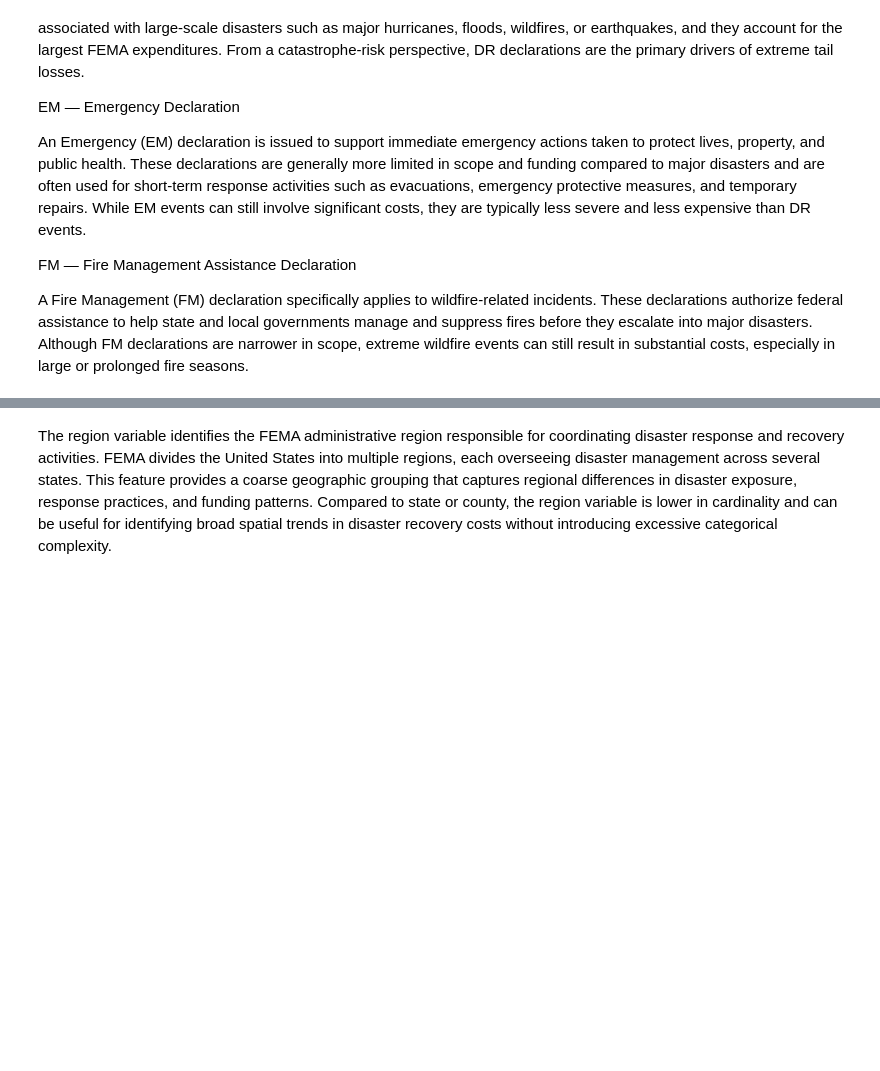
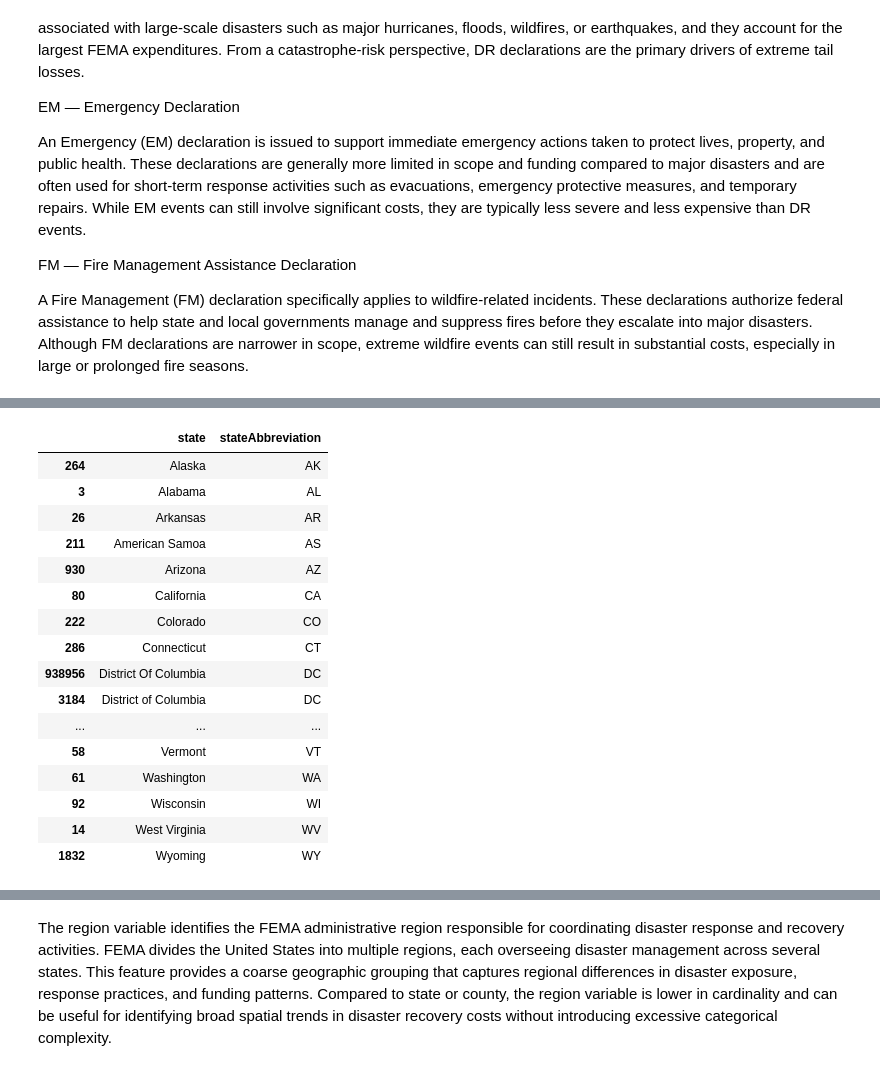
Before and after one commit to Aryan-Kaisth/Catastrophe_Risk_Estimation_Quantile_Based, a Jupyter notebook: notebooks/data_cleaning.ipynb, the cells around one changed output, grey strips where cells are left out. Cells and saved outputs as stored; diff of their text form; code cells hidden in the pictures; blank space fills up the shorter version.

```diff
--- a/notebooks/data_cleaning.ipynb
+++ b/notebooks/data_cleaning.ipynb
@@ -313,0 +10,4 @@ array(['DR', 'EM', 'FM'], dtype=object)
+# %%
+def load_raw_data(filename):
+    BASE_DIR = Path.cwd().parents[0]
+    return pd.read_csv(BASE_DIR / "data" / "raw" / filename)
@@ -612,0 +485,20 @@ df_clean[num_cols].head(5)
+# %%
+fema[["state", "stateAbbreviation"]].dropna().drop_duplicates().sort_values(["stateAbbreviation", "state"])
+# %% [output]
+|  | state | stateAbbreviation |
+| 264 | Alaska | AK |
+| 3 | Alabama | AL |
+| 26 | Arkansas | AR |
+| 211 | American Samoa | AS |
+| 930 | Arizona | AZ |
+| 80 | California | CA |
+| 222 | Colorado | CO |
+| 286 | Connecticut | CT |
+| 938956 | District Of Columbia | DC |
+| 3184 | District of Columbia | DC |
+| ... | ... | ... |
+| 58 | Vermont | VT |
+| 61 | Washington | WA |
+| 92 | Wisconsin | WI |
+| 14 | West Virginia | WV |
+| 1832 | Wyoming | WY |
```
Also changed, not shown: parts of 186 cells of this notebook.
